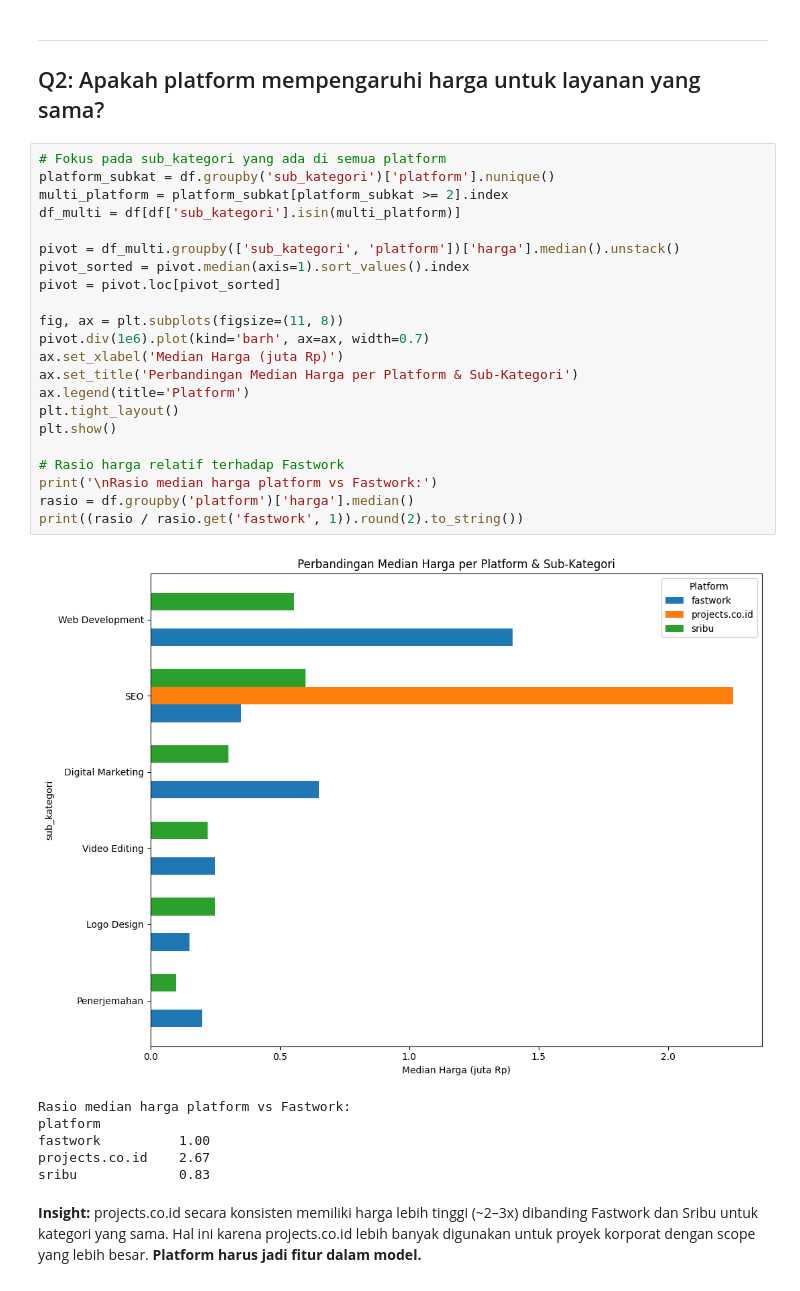
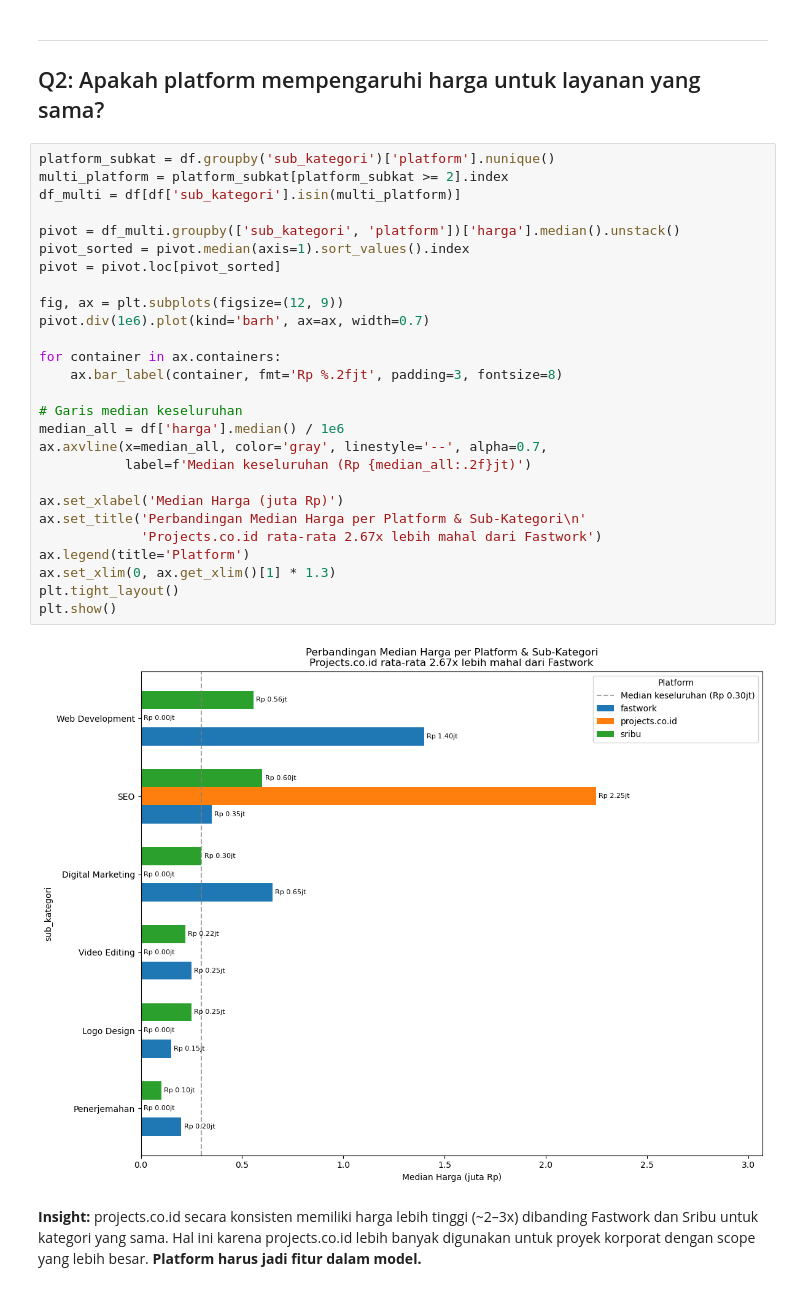
Before and after one commit to ouchycode/fair-price-finder, a Jupyter notebook: ai/notebooks/explanatory_analysis.ipynb, the cells around one changed output. Saved outputs shown, nothing was run; the diff lists cells and outputs as text.

```diff
--- a/ai/notebooks/explanatory_analysis.ipynb
+++ b/ai/notebooks/explanatory_analysis.ipynb
@@ -102,34 +90,34 @@ Tabel Rentang Harga Wajar:
 ---
 ## Q2: Apakah platform mempengaruhi harga untuk layanan yang sama?
 # %%
-# Fokus pada sub_kategori yang ada di semua platform
 platform_subkat = df.groupby('sub_kategori')['platform'].nunique()
 multi_platform = platform_subkat[platform_subkat >= 2].index
 df_multi = df[df['sub_kategori'].isin(multi_platform)]
 
 pivot = df_multi.groupby(['sub_kategori', 'platform'])['harga'].median().unstack()
 pivot_sorted = pivot.median(axis=1).sort_values().index
 pivot = pivot.loc[pivot_sorted]
 
-fig, ax = plt.subplots(figsize=(11, 8))
+fig, ax = plt.subplots(figsize=(12, 9))
 pivot.div(1e6).plot(kind='barh', ax=ax, width=0.7)
+
+for container in ax.containers:
+    ax.bar_label(container, fmt='Rp %.2fjt', padding=3, fontsize=8)
+
+# Garis median keseluruhan
+median_all = df['harga'].median() / 1e6
+ax.axvline(x=median_all, color='gray', linestyle='--', alpha=0.7,
+           label=f'Median keseluruhan (Rp {median_all:.2f}jt)')
+
 ax.set_xlabel('Median Harga (juta Rp)')
-ax.set_title('Perbandingan Median Harga per Platform & Sub-Kategori')
+ax.set_title('Perbandingan Median Harga per Platform & Sub-Kategori\n'
+             'Projects.co.id rata-rata 2.67x lebih mahal dari Fastwork')
 ax.legend(title='Platform')
+ax.set_xlim(0, ax.get_xlim()[1] * 1.3)
 plt.tight_layout()
 plt.show()
-
-# Rasio harga relatif terhadap Fastwork
-print('\nRasio median harga platform vs Fastwork:')
-rasio = df.groupby('platform')['harga'].median()
-print((rasio / rasio.get('fastwork', 1)).round(2).to_string())
 # %% [output]
-[figure, old version]
+[figure, new version]
-Rasio median harga platform vs Fastwork:
-platform
-fastwork          1.00
-projects.co.id    2.67
-sribu             0.83
 # %% [markdown]
 **Insight:** projects.co.id secara konsisten memiliki harga lebih tinggi (~2–3x) dibanding Fastwork dan Sribu untuk kategori yang sama. Hal ini karena projects.co.id lebih banyak digunakan untuk proyek korporat dengan scope yang lebih besar. **Platform harus jadi fitur dalam model.**
 # %% [markdown]
```
Also changed, not shown: parts of 5 cells of this notebook.
